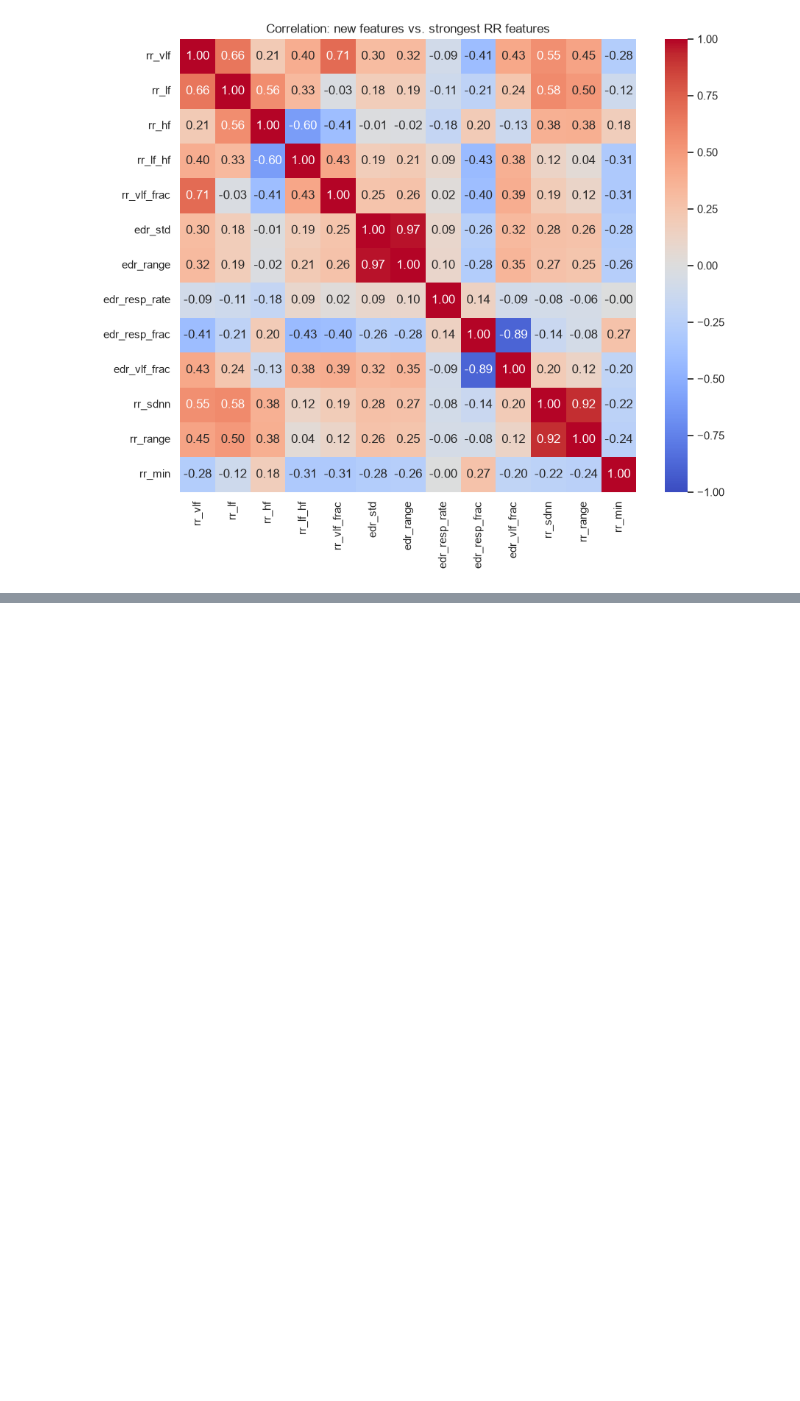
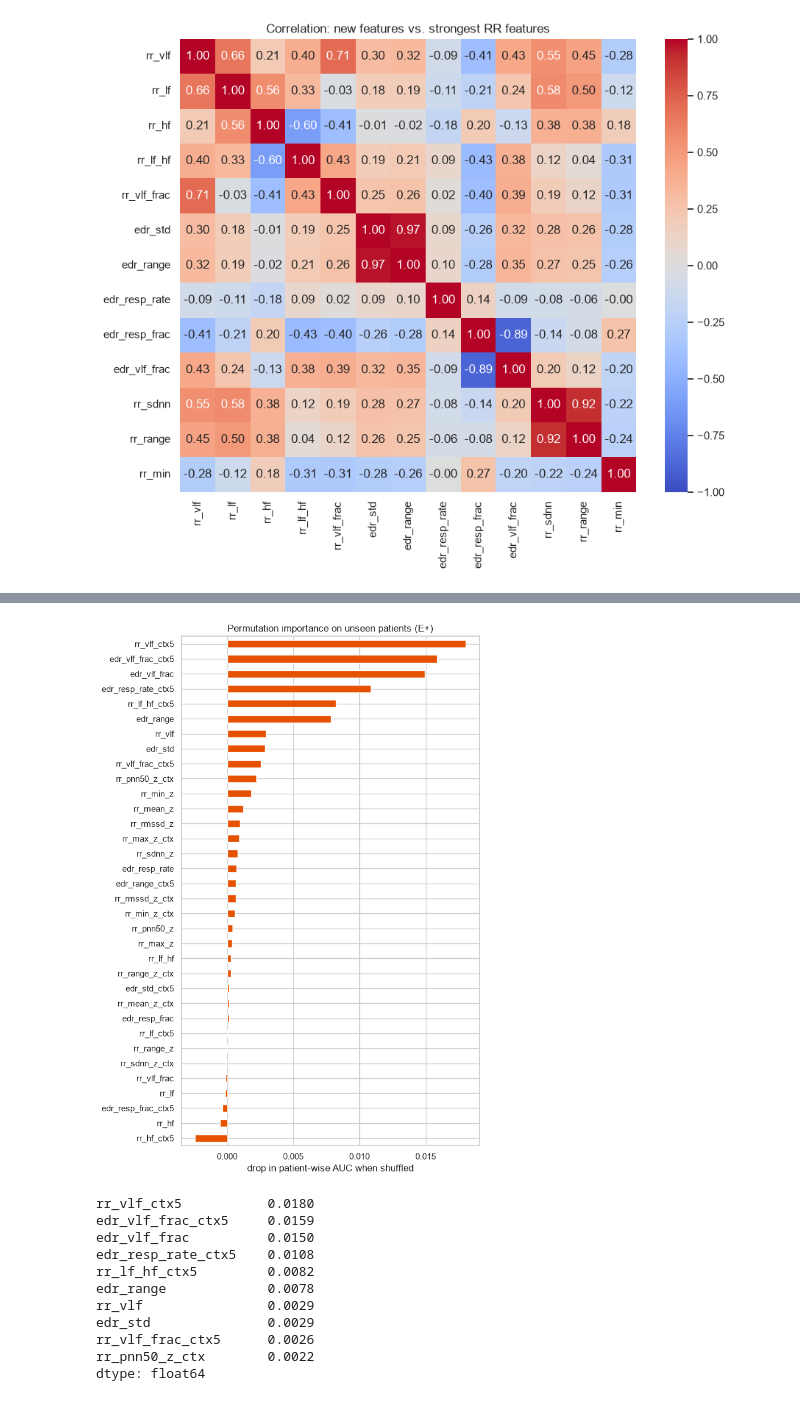
Before and after one commit to MammadHuseyn/apnea-ecg-ml, a Jupyter notebook: notebooks/04_ml_models.ipynb, the cells around one changed output, grey strips where cells are left out. Cells and saved outputs as stored; diff of their text form; code cells hidden in the pictures; blank space fills up the shorter version.

```diff
--- a/notebooks/04_ml_models.ipynb
+++ b/notebooks/04_ml_models.ipynb
@@ -323,0 +429,29 @@ axes[1].set_xlabel("minute"); plt.show()
+# %%
+#permutation importance on unseen patients
+from sklearn.inspection import permutation_importance
+
+perm = []
+for m, va in fitted:
+    r = permutation_importance(m, train.iloc[va][feats], train.iloc[va]["label"],
+                               scoring="roc_auc", n_repeats=5, random_state=42, n_jobs=-1)
+    perm.append(r.importances_mean)
+perm = pd.Series(np.mean(perm, axis=0), index=feats).sort_values()
+
+plt.figure(figsize=(7, 10)); perm.plot.barh(color="#e65100")
+plt.xlabel("drop in patient-wise AUC when shuffled")
+plt.title(f"Permutation importance on unseen patients ({FI_SET})"); plt.tight_layout()
+plt.savefig(FIG / "fi_permutation.png", dpi=150, bbox_inches="tight"); plt.show()
+perm.sort_values(ascending=False).head(10).round(4)
+# %% [output]
+[figure, added]
+rr_vlf_ctx5           0.0180
+edr_vlf_frac_ctx5     0.0159
+edr_vlf_frac          0.0150
+edr_resp_rate_ctx5    0.0108
+rr_lf_hf_ctx5         0.0082
+edr_range             0.0078
+rr_vlf                0.0029
+edr_std               0.0029
+rr_vlf_frac_ctx5      0.0026
+rr_pnn50_z_ctx        0.0022
+dtype: float64
```
Also changed, not shown: parts of 36 cells of this notebook, 53 other files.
